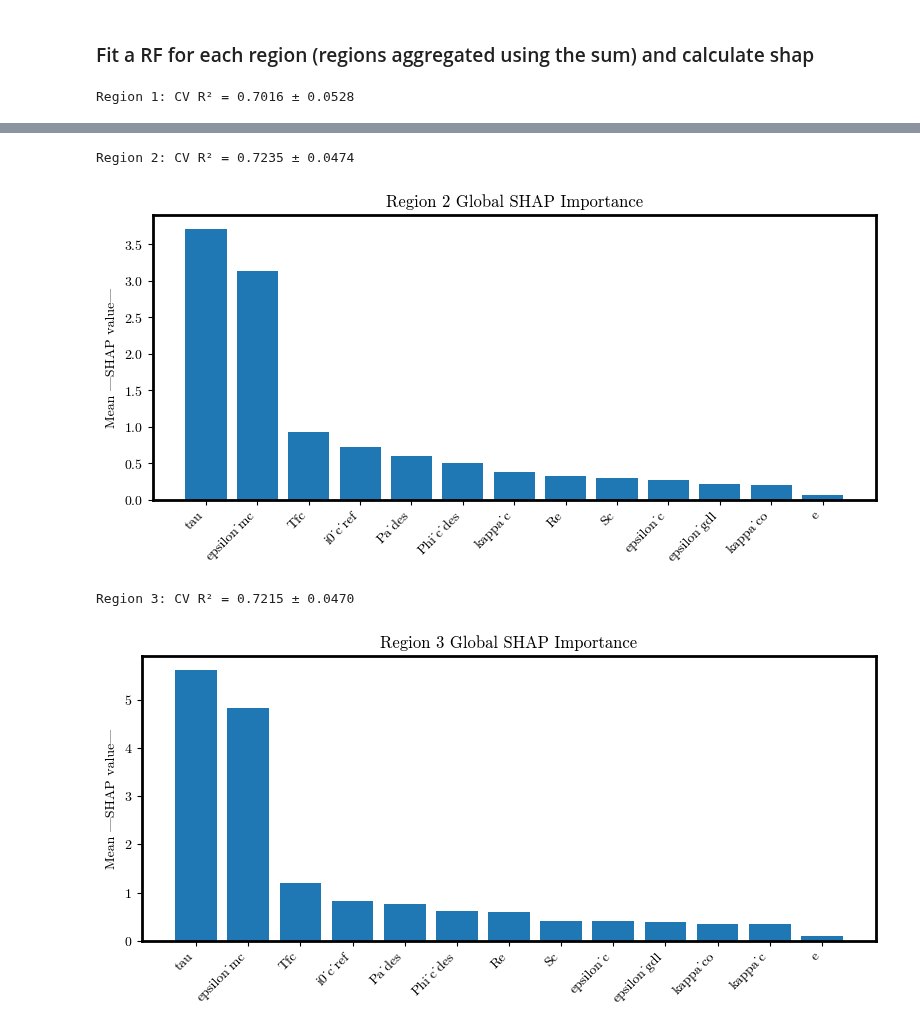
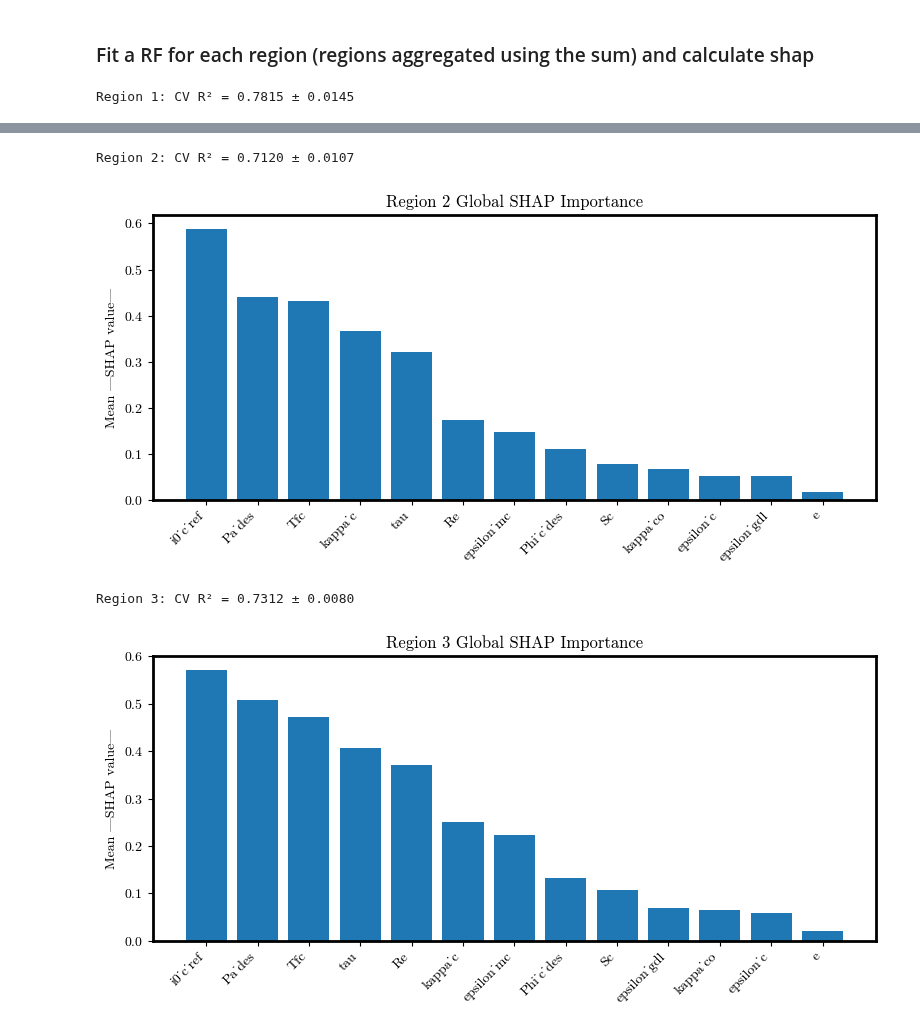
Before and after one commit to DejvisT/Sensitivity-Analysis-and-Surrogate-Modeling-of-PEM-Fuel-Cells, a Jupyter notebook: notebooks/09_Random Forest.ipynb, the cells around one changed output, grey strips where cells are left out. Saved outputs shown, nothing was run; the diff lists cells and outputs as text; code cells hidden in the pictures.

Commit message:
Adding shap results for RF

```diff
--- a/notebooks/09_Random Forest.ipynb
+++ b/notebooks/09_Random Forest.ipynb
@@ -17,6 +17,7 @@ parameter_ranges = OmegaConf.load('../param_config.yaml')
 ### Fitting a Random Forest to predict the sum of the voltages
 # %%
 import time
+import pickle
 import numpy as np
 from sklearn.ensemble import RandomForestRegressor
 from sklearn.model_selection import KFold, GridSearchCV
@@ -25,8 +26,14 @@ from sklearn.metrics import mean_squared_error, r2_score
 
 # === 0) Prepare data X, y ===
 target_cols = [f"Ucell_{i}" for i in range(30)]
-X = data[parameter_ranges].values
-y = data[target_cols].sum(axis=1).values
+
+# Replace negative values with 0
+data_cleaned = data.copy()
+data_cleaned[target_cols] = data_cleaned[target_cols].clip(lower=0)
+
+# Compute target as the sum across target_cols
+X = data_cleaned[parameter_ranges].values
+y = data_cleaned[target_cols].sum(axis=1).values
 
 # === 1) Scale once up front ===
 scaler = StandardScaler()
@@ -34,7 +41,7 @@ X_scaled = scaler.fit_transform(X)
 
 # === 2) Define outer/inner CV ===
 outer_cv = KFold(n_splits=5, shuffle=True, random_state=42)
-inner_cv = KFold(n_splits=3, shuffle=True, random_state=1)
+inner_cv = KFold(n_splits=3, shuffle=True, random_state=42)
 
 # === 3) RF + grid for inner tuning ===
 rf = RandomForestRegressor(random_state=42, n_jobs=-1)
@@ -58,16 +65,18 @@ outer_mse = []
 outer_r2  = []
 best_params = []
 
+# Track best model across all folds
+best_overall_model = None
+lowest_mse = float('inf')
+
 start = time.time()
 for fold, (train_idx, test_idx) in enumerate(outer_cv.split(X_scaled, y), 1):
     X_train, X_test = X_scaled[train_idx], X_scaled[test_idx]
     y_train, y_test = y[train_idx], y[test_idx]
 
-    # Inner CV for hyper‐tuning (maximizes mean R²)
     inner_search.fit(X_train, y_train)
     best_params.append(inner_search.best_params_)
 
-    # Evaluate best model on outer test fold
     best_model = inner_search.best_estimator_
     y_pred = best_model.predict(X_test)
 
@@ -77,13 +86,23 @@ for fold, (train_idx, test_idx) in enumerate(outer_cv.split(X_scaled, y), 1):
     outer_mse.append(mse)
     outer_r2.append(r2)
 
-    print(f"Fold {fold} → Best inner R²: {inner_search.best_score_:.4f}, "
+    print(f"Fold {fold} → Best inner MSE: {-inner_search.best_score_:.4f}, "
           f"Test MSE: {mse:.4f}, Test R²: {r2:.4f}")
 
+    # Check if this is the best model so far
+    if mse < lowest_mse:
+        lowest_mse = mse
+        best_overall_model = best_model
+
 elapsed = time.time() - start
-print(f"\nNested CV done in {elapsed:.1f}s")
+print(f"\n✅ Nested CV done in {elapsed:.1f}s")
 
-# === 5) Summaries ===
+# === 5) Save only the best overall model ===
+with open('best_model.pkl', 'wb') as f:
+    pickle.dump(best_overall_model, f)
+print("Best overall model saved to best_model.pkl")
+
+# === 6) Summaries ===
 print(f"\nAvg outer‐fold MSE: {np.mean(outer_mse):.4f} ± {np.std(outer_mse):.4f}")
 print(f"Avg outer‐fold R²:  {np.mean(outer_r2):.4f} ± {np.std(outer_r2):.4f}")
 
@@ -222,7 +254,10 @@ Create Ucell regions
 sys.path.append(os.path.abspath(os.path.join(os.getcwd(), '..')))
 from src.analysis.sensitivity import SensitivityAnalyzer
 
-df = data
+# Replace negative values with 0
+data_cleaned = data.copy()
+data_cleaned[target_cols] = data_cleaned[target_cols].clip(lower=0)
+df = data_cleaned
 df['Ucell'] = df[target_cols].apply(list, axis=1)
 SA = SensitivityAnalyzer(parameter_ranges=parameter_ranges)
 df['Ucell_regions'] = SA.aggregate_output_function(df, aggregation_method='sum', by_regions=True)
@@ -271,7 +306,7 @@ for fold, (train_idx, test_idx) in enumerate(kf.split(X), 1):
 
         # Compute SHAP on test fold
         explainer = shap.TreeExplainer(rf)
-        shap_vals = explainer.shap_values(X_test_scaled)
+        shap_vals = explainer.shap_values(X_test_scaled, approximate=True)
         mean_abs_shap = np.mean(np.abs(shap_vals), axis=0)
         shap_importances[region].append(mean_abs_shap)
 
@@ -299,4 +334,4 @@ for region in range(3):
     plt.tight_layout()
     plt.show()
 # %% [output]
-Region 1: CV R² = 0.7016 ± 0.0528
+Region 1: CV R² = 0.7815 ± 0.0145
@@ -304,4 +339,4 @@ Region 1: CV R² = 0.7016 ± 0.0528
-Region 2: CV R² = 0.7235 ± 0.0474
+Region 2: CV R² = 0.7120 ± 0.0107
-[figure, old version]
+[figure, new version]
-Region 3: CV R² = 0.7215 ± 0.0470
+Region 3: CV R² = 0.7312 ± 0.0080
-[figure, old version]
+[figure, new version]
```
Also changed, not shown: parts of 6 cells of this notebook.
